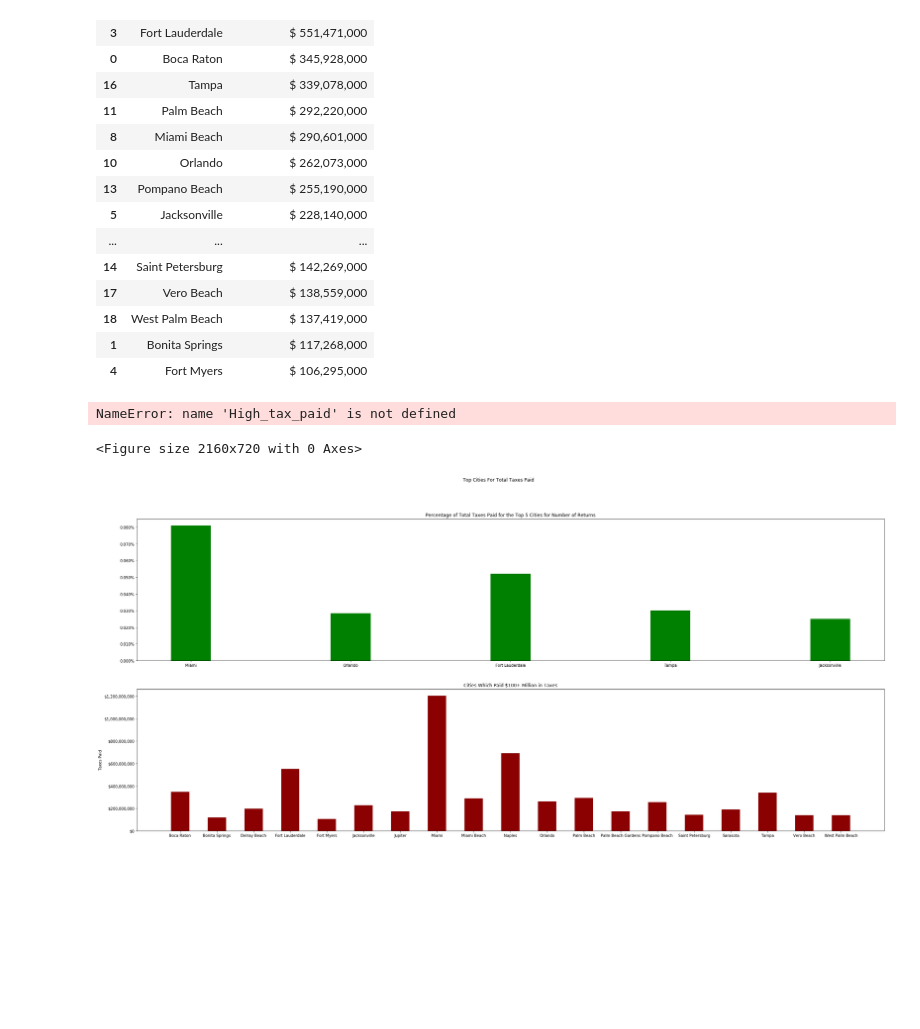
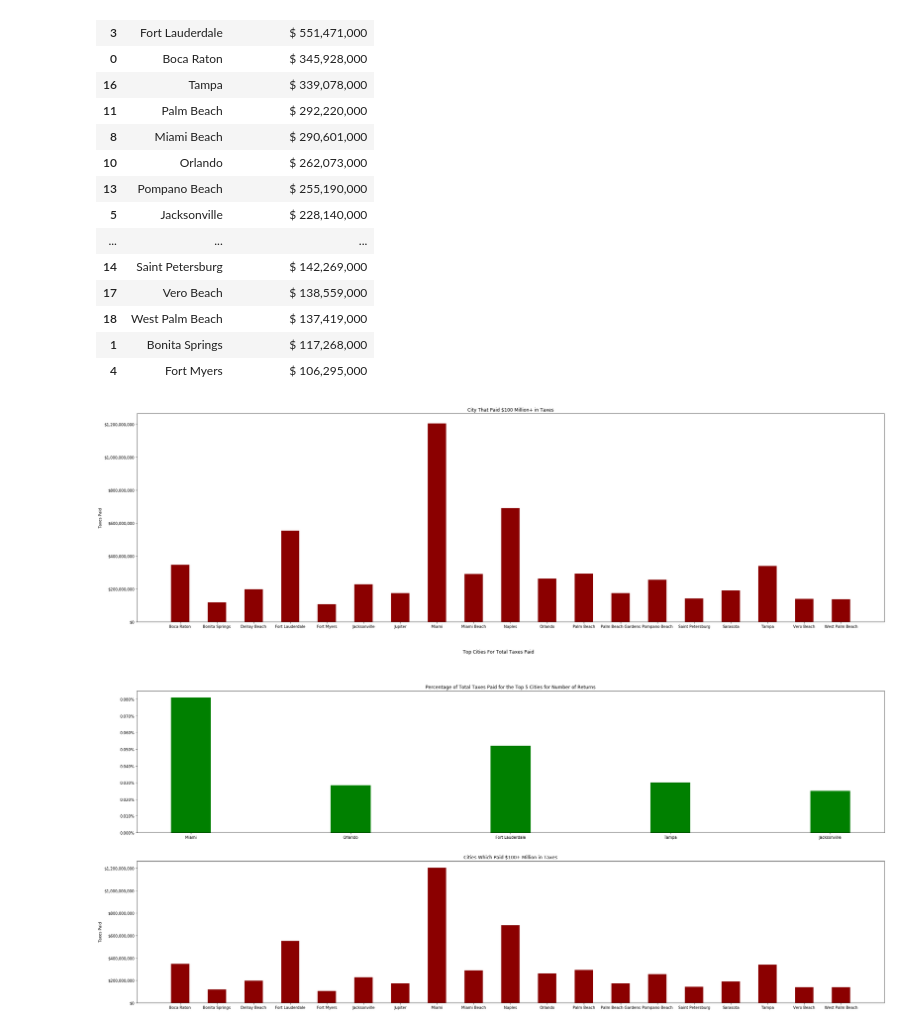
Before and after one commit to Sbrown146/Project1, a Jupyter notebook: Project Data Final Code Template.ipynb, the cells around one changed output. Saved outputs shown, nothing was run; the diff lists cells and outputs as text; code cells hidden in the pictures; blank space fills up the shorter version.

```diff
--- a/Project Data Final Code Template.ipynb
+++ b/Project Data Final Code Template.ipynb
@@ -1319,19 +1339,18 @@ High_tax_paid_display
 # %%
 # Question 10 graph
 
-plt.figure(figsize=(30,10))
+plt.figure(figsize=(35,10))
 High_tax_bar=plt.bar(High_tax_paid["City"], High_tax_paid["Total taxes paid: Amount"], \
                     color="darkred",  width=0.5)
 
 plt.gca().set_yticklabels(['${:0,.0f}'.format(x) for x in plt.gca().get_yticks()])
 
 plt.ylabel("Taxes Paid")
 plt.title("City That Paid $100 Million+ in Taxes")
 plt.savefig("Graphs/Question 10 100+ Million Paid")
 plt.show()
 # %% [output]
-NameError: name 'High_tax_paid' is not defined
-<Figure size 2160x720 with 0 Axes>
+[figure, added]
 # %%
 # Question 9 and 10 on one graph.
 
```
Also changed, not shown: parts of 21 cells of this notebook, 10 other files.
